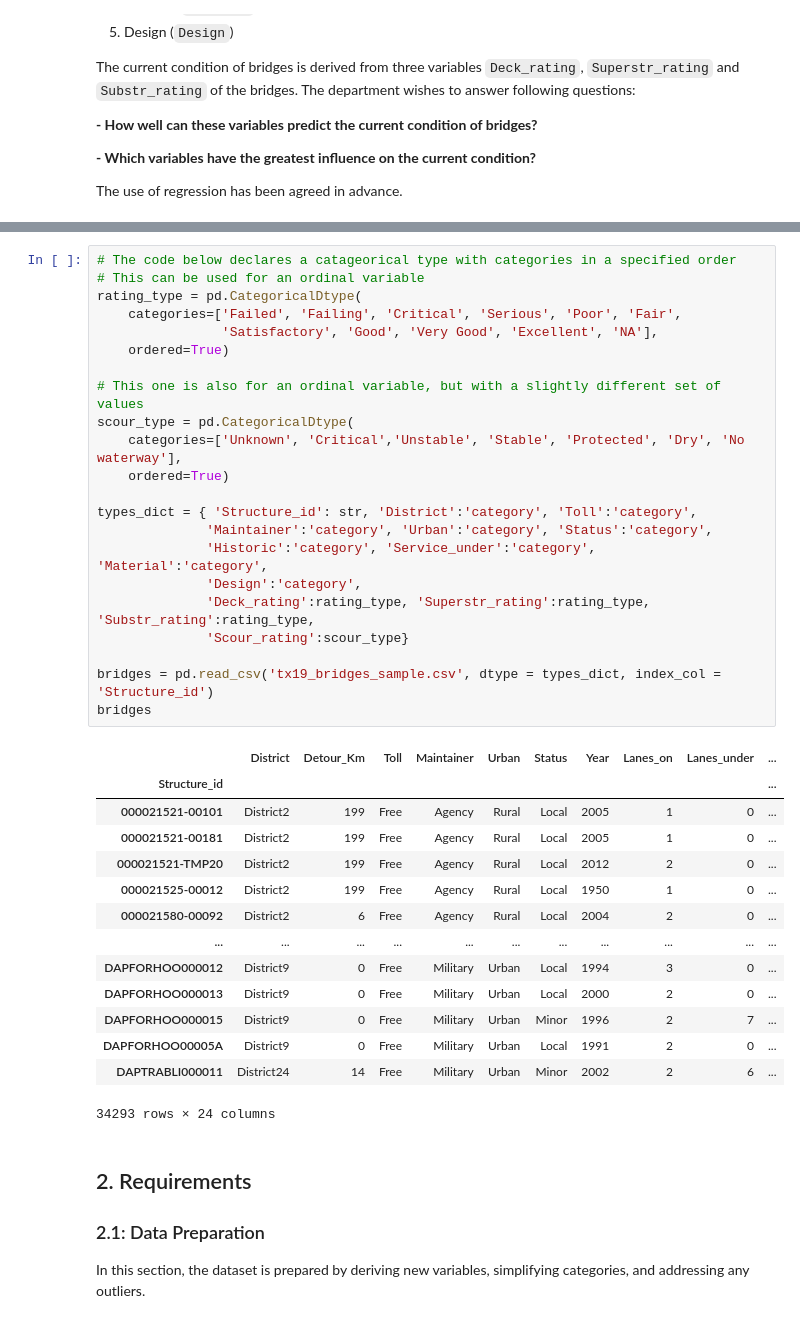
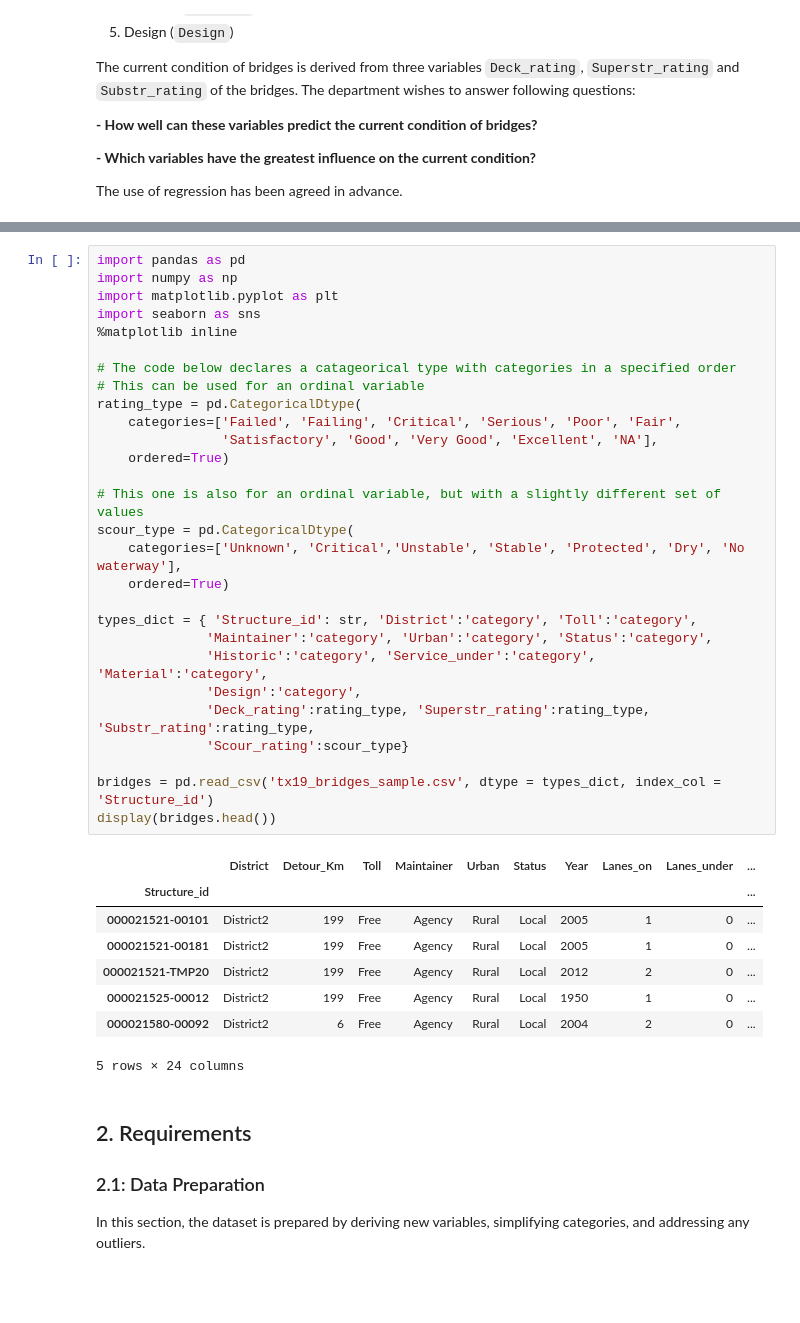
Before and after one commit to Ericazzzzzz/Texas-Bridges-Condition-Analysis, a Jupyter notebook: ECS7024P_CW2.ipynb, the cells around one changed output, grey strips where cells are left out. Drawn from its saved outputs; the diff is of its cells as text; blank space fills up the shorter version.

Commit message:
FIner changes on print -> display

```diff
--- a/ECS7024P_CW2.ipynb
+++ b/ECS7024P_CW2.ipynb
@@ -115,40 +107,40 @@ Matplotlib is building the font cache; this may take a moment.
 # %%
+import pandas as pd
+import numpy as np
+import matplotlib.pyplot as plt
+import seaborn as sns
+%matplotlib inline
+
 # The code below declares a catageorical type with categories in a specified order
 # This can be used for an ordinal variable
 rating_type = pd.CategoricalDtype(
     categories=['Failed', 'Failing', 'Critical', 'Serious', 'Poor', 'Fair',
                 'Satisfactory', 'Good', 'Very Good', 'Excellent', 'NA'],
     ordered=True)
 
 # This one is also for an ordinal variable, but with a slightly different set of values
 scour_type = pd.CategoricalDtype(
     categories=['Unknown', 'Critical','Unstable', 'Stable', 'Protected', 'Dry', 'No waterway'],
     ordered=True)
 
 types_dict = { 'Structure_id': str, 'District':'category', 'Toll':'category',
               'Maintainer':'category', 'Urban':'category', 'Status':'category',
               'Historic':'category', 'Service_under':'category', 'Material':'category',
               'Design':'category',
               'Deck_rating':rating_type, 'Superstr_rating':rating_type, 'Substr_rating':rating_type,
               'Scour_rating':scour_type}
 
 bridges = pd.read_csv('tx19_bridges_sample.csv', dtype = types_dict, index_col = 'Structure_id')
-bridges
+display(bridges.head())
 # %% [output]
 |  | District | Detour_Km | Toll | Maintainer | Urban | Status | Year | Lanes_on | Lanes_under | ... |
 | Structure_id |  |  |  |  |  |  |  |  |  | ... |
 | 000021521-00101 | District2 | 199 | Free | Agency | Rural | Local | 2005 | 1 | 0 | ... |
 | 000021521-00181 | District2 | 199 | Free | Agency | Rural | Local | 2005 | 1 | 0 | ... |
 | 000021521-TMP20 | District2 | 199 | Free | Agency | Rural | Local | 2012 | 2 | 0 | ... |
 | 000021525-00012 | District2 | 199 | Free | Agency | Rural | Local | 1950 | 1 | 0 | ... |
 | 000021580-00092 | District2 | 6 | Free | Agency | Rural | Local | 2004 | 2 | 0 | ... |
-| ... | ... | ... | ... | ... | ... | ... | ... | ... | ... | ... |
-| DAPFORHOO000012 | District9 | 0 | Free | Military | Urban | Local | 1994 | 3 | 0 | ... |
-| DAPFORHOO000013 | District9 | 0 | Free | Military | Urban | Local | 2000 | 2 | 0 | ... |
-| DAPFORHOO000015 | District9 | 0 | Free | Military | Urban | Minor | 1996 | 2 | 7 | ... |
-| DAPFORHOO00005A | District9 | 0 | Free | Military | Urban | Local | 1991 | 2 | 0 | ... |
-| DAPTRABLI000011 | District24 | 14 | Free | Military | Urban | Minor | 2002 | 2 | 6 | ... |
-34293 rows × 24 columns
+5 rows × 24 columns
 # %% [markdown]
 ##  2. Requirements
 
```
Also changed, not shown: parts of 12 cells of this notebook.
